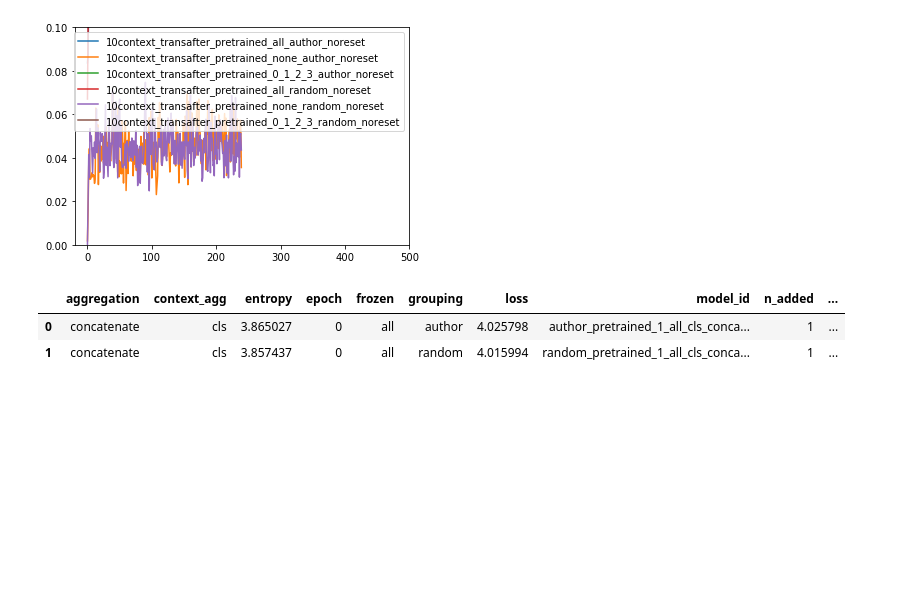
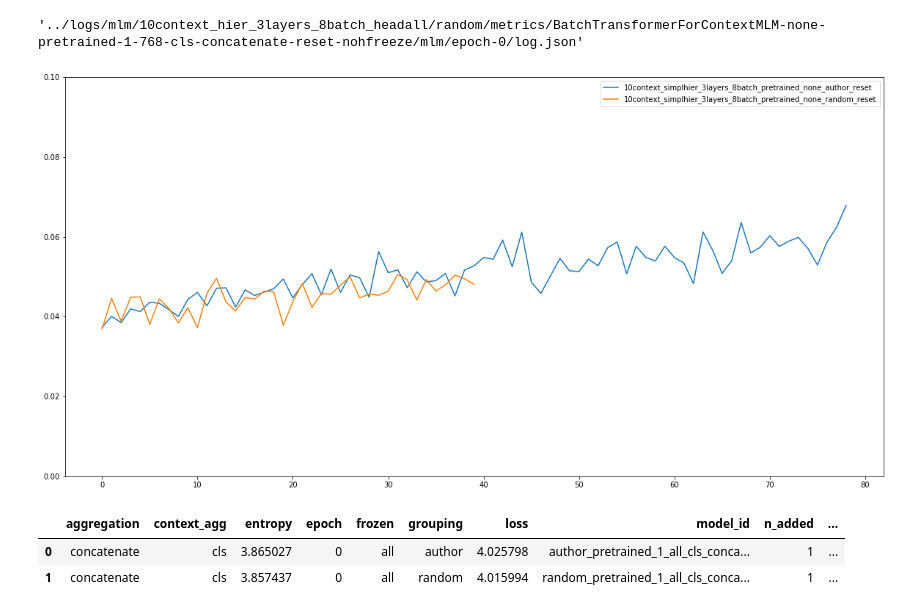
Before and after one commit to rbroc/ctx_transformers, a Jupyter notebook: notebooks/mlm_200k_unfreeze_analysis.ipynb, the cells around one changed output. Saved outputs shown, nothing was run; the diff lists cells and outputs as text; code cells hidden in the pictures; blank space fills up the shorter version.

```diff
--- a/notebooks/mlm_200k_unfreeze_analysis.ipynb
+++ b/notebooks/mlm_200k_unfreeze_analysis.ipynb
@@ -15,12 +15,18 @@ from reddit.utils import load_tfrecord, mask_and_stack_mlm
 # %%
 os.environ['CUDA_VISIBLE_DEVICES'] = "-1"
 # %%
-pattern_1 = '../logs/mlm/10context_transafter/*/metrics/*/mlm/*/log.json'
-fs = glob.glob(pattern_1)
+pattern_1 = '../logs/mlm/10context_simpl*/*/metrics/*/mlm/*/log.json'
+pattern_2 = '../logs/mlm/10context_hier_*/*/metrics/*/mlm/*/log.json'
+#pattern_2 = '../logs/mlm/10context_6layers/*/metrics/*/mlm/*/log.json'
+fs = glob.glob(pattern_1)# +  glob.glob(pattern_2)
 #pattern_2 = '../logs/mlm/10context*/single/metrics/*/mlm/*/log.json'
-#fs = glob.glob(pattern_2) + fs
+#fs =+ fs
+# %%
+f
+# %% [output]
+'../logs/mlm/10context_hier_3layers_8batch_headall/random/metrics/BatchTransformerForContextMLM-none-pretrained-1-768-cls-concatenate-reset-nohfreeze/mlm/epoch-0/log.json'
 # %%
-#fig, ax = plt.subplots(ncols=5, figsize=(20,3))
+fig, ax = plt.subplots(figsize=(20,10))
 
 # Get stuff and plot
 
@@ -75,44 +81,40 @@ for idx, f in enumerate(fs):
                  'test_true': [avg_true],
                  'test_sd_loss': [sd_loss],
                  'test_sd_entropy': [sd_entropy],
                  'test_sd_true': [sd_true],
                  'loss': [loss],
                  'entropy': [entropy],
                  'true': [true],
                  'epoch': [epoch],
                  'model_id': '_'.join([grouping,
                                        trained,
                                        str(n_added),
                                        frozen,
                                        context_agg,
                                        aggregation, fhead])}
 
     # Make into df
     df = pd.DataFrame(dict_log)
     if idx == 0:
         adf = df
     else:
         adf = pd.concat([adf, df], ignore_index=True, sort=True)
 
+
     if epoch == '0':
-        sns.lineplot(x=range(len(np.arange(0, 2000000, 100))),
-                     y=[np.mean(d['is_true_top'][i:i+100]) for i in np.arange(0, 2000000, 100)],
+        sns.lineplot(x=range(len(np.arange(0, 1000000, 1000))),
+                     y=[np.mean(d['is_true_top'][i:i+1000]) for i in np.arange(0, 1000000, 1000)],
                      label='_'.join([batch,
                                      trained,
                                      frozen,
-                                     grouping, reset]),#'_'.join([grouping,
-                       #                trained,
-                       #                str(n_added),
-                       #                frozen,
-                       #                context_agg,
-                       #                aggregation,
-                       #                reset, fhead]),
+                                     grouping, reset]),
+                     #label='_'.join(model_info) + f'_{grouping}',
                      legend=True)
 plt.ylim(0,.1)
-plt.xlim(-20, 500)
+#plt.xlim(-20, 500)
 plt.show()
 # %% [output]
-[figure, old version]
+[figure, new version]
 # %%
 adf['fine_tune'] = adf['frozen'].map({'0_1_2_3_4': 'last_layer', 'none': 'all'})
 # %%
```
Also changed, not shown: 2 other files.
